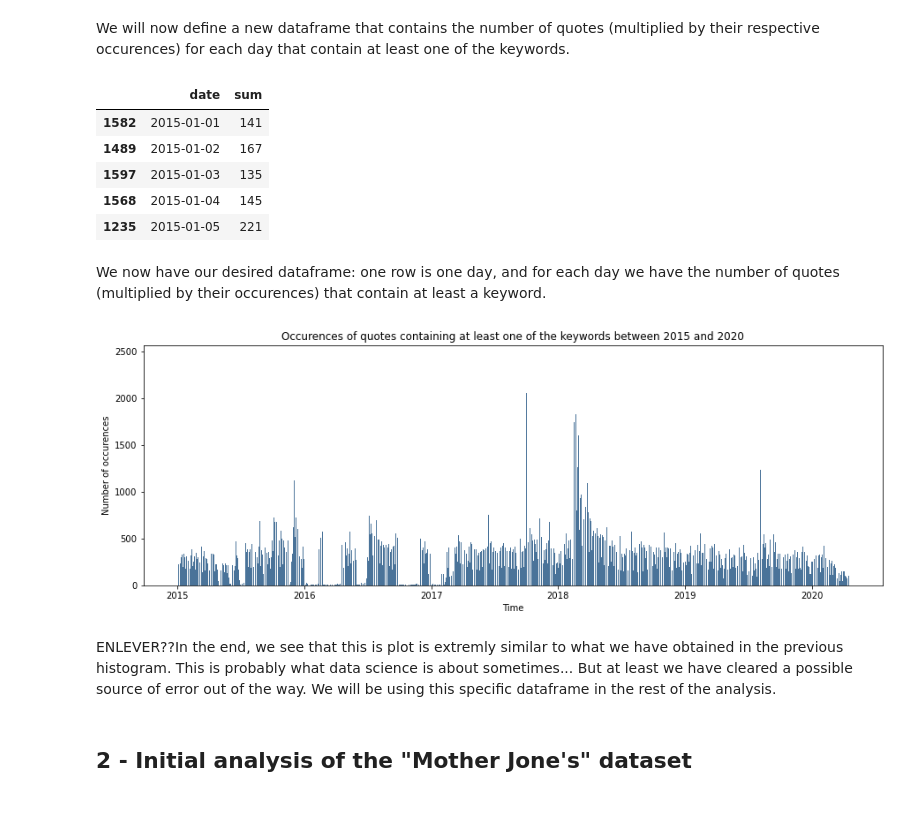
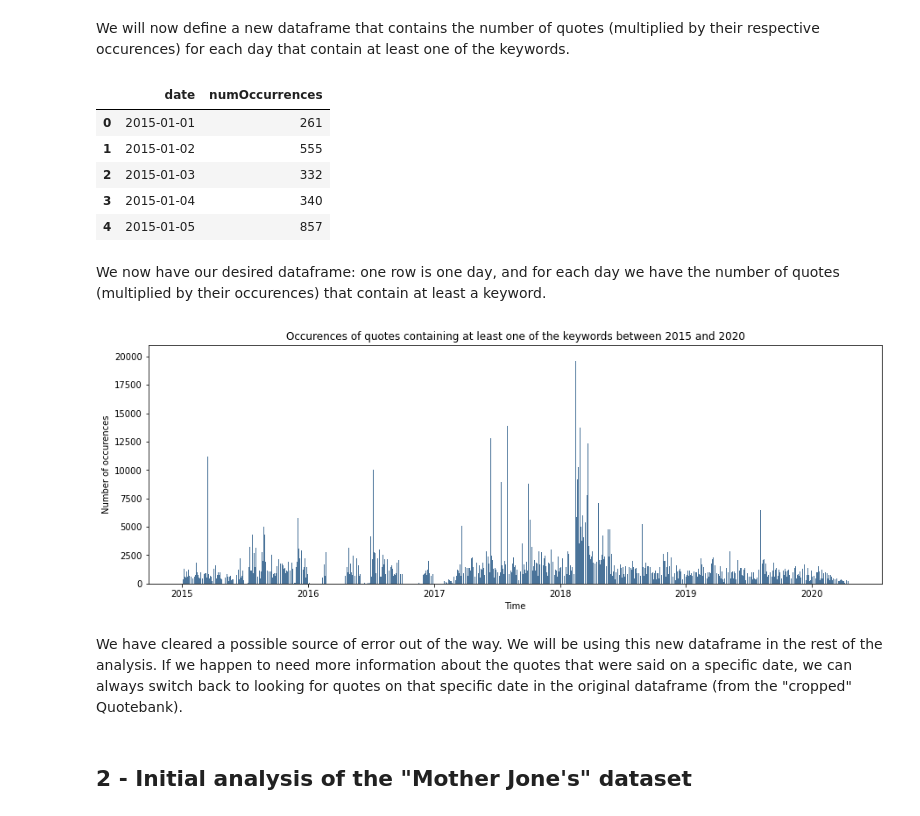
Before and after one commit to epfl-ada/ada-2021-project-clezemath, a Jupyter notebook: milestone2.ipynb, the cells around one changed output. Drawn from its saved outputs; the diff is of its cells as text; code cells hidden in the pictures.

```diff
--- a/milestone2.ipynb
+++ b/milestone2.ipynb
@@ -60,47 +60,43 @@ We will now define a new dataframe that contains the number of quotes (multiplie
 # %%
 # Define a new dataframe for this specific study
 df = df_original[['date','numOccurrences']]
 
-#######
-#######
-#######
-#######
-#######
-###### We sum all the occurences of each date, and create a "sum" column in the dataframe
-df = df['date'].dt.date.value_counts().rename('sum').to_frame()
+# Remove hour from the date
+df['date'] = df['date'].dt.date
 
-# The dates are now the indices of the rows. We make them a column again.
-df.index.name = 'date'
-df.reset_index(inplace=True)
+# Group by date and sum number of occurences
+df = df.groupby(['date']).sum()
+df = df.reset_index()
 
-# Convert data column to datetime format
+# Convert data column back to datetime format
 df['date'] = pd.to_datetime(df['date'])
 
 # Sort dataframe by date
 df = df.sort_values(by=['date'])
 
 df.head()
 # %% [output]
-|  | date | sum |
-| 1582 | 2015-01-01 | 141 |
-| 1489 | 2015-01-02 | 167 |
-| 1597 | 2015-01-03 | 135 |
-| 1568 | 2015-01-04 | 145 |
-| 1235 | 2015-01-05 | 221 |
+|  | date | numOccurrences |
+| 0 | 2015-01-01 | 261 |
+| 1 | 2015-01-02 | 555 |
+| 2 | 2015-01-03 | 332 |
+| 3 | 2015-01-04 | 340 |
+| 4 | 2015-01-05 | 857 |
 # %% [markdown]
 We now have our desired dataframe: one row is one day, and for each day we have the number of quotes (multiplied by their occurences) that contain at least a keyword.
 # %%
 # Plotting number of quotes that contain keywords on the timeframe of the dataset
 plt.figure(figsize=(15,5))
 
-plt.bar(df['date'],df['sum'],color='#4a7399')
+plt.bar(df['date'],df['numOccurrences'],color='#4a7399')
 plt.title('Occurences of quotes containing at least one of the keywords between 2015 and 2020')
 plt.xlabel('Time')
 plt.ylabel('Number of occurences')
+plt.ylim(0,21000)
 plt.show()
 # %% [output]
-[figure, old version]
+[figure, new version]
 # %% [markdown]
-ENLEVER??In the end, we see that this is plot is extremly similar to what we have obtained in the previous histogram. This is probably what data science is about sometimes... But at least we have cleared a possible source of error out of the way. We will be using this specific dataframe in the rest of the analysis.
+We have cleared a possible source of error out of the way. We will be using this new dataframe in the rest of the analysis. If we happen to need more information about the quotes that were said on a specific date, we can always switch back to looking for quotes on that specific date in the original dataframe (from the "cropped" Quotebank).
 # %%
 # We will use this data in comparitive plots in part 3
```
Also changed, not shown: parts of 8 cells of this notebook.
